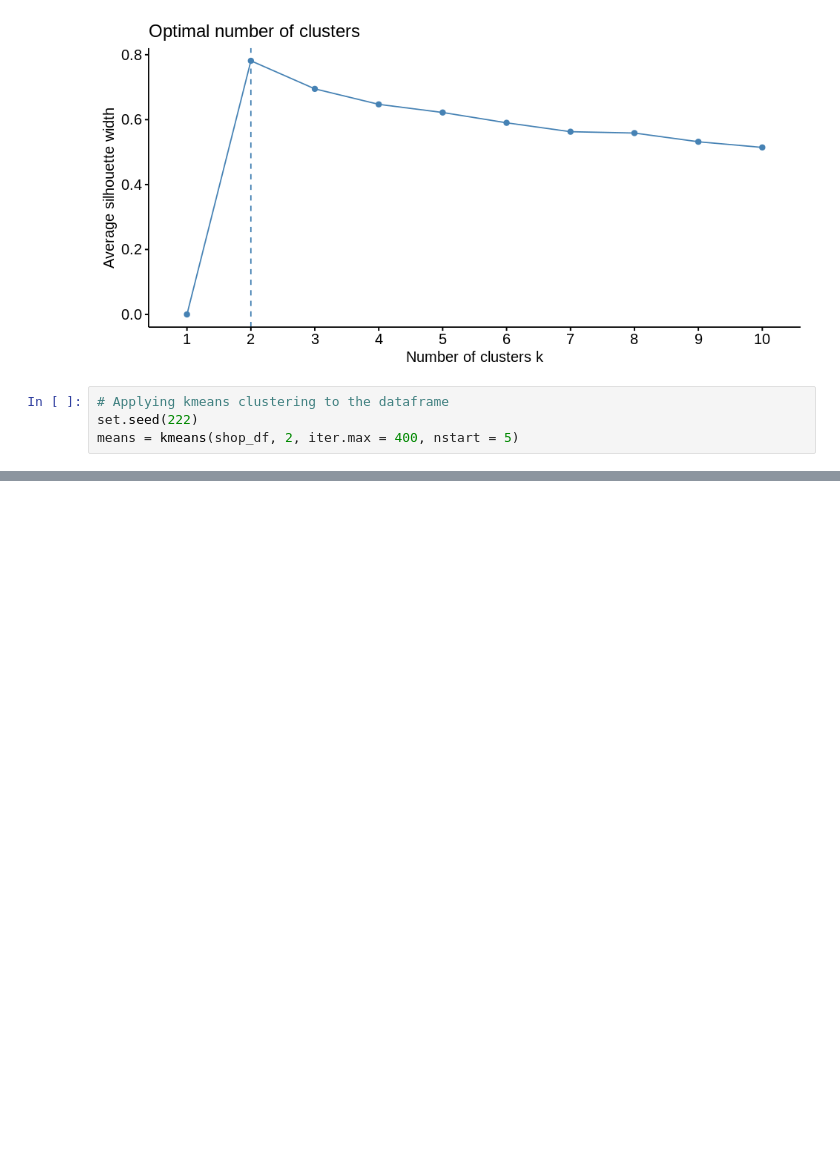
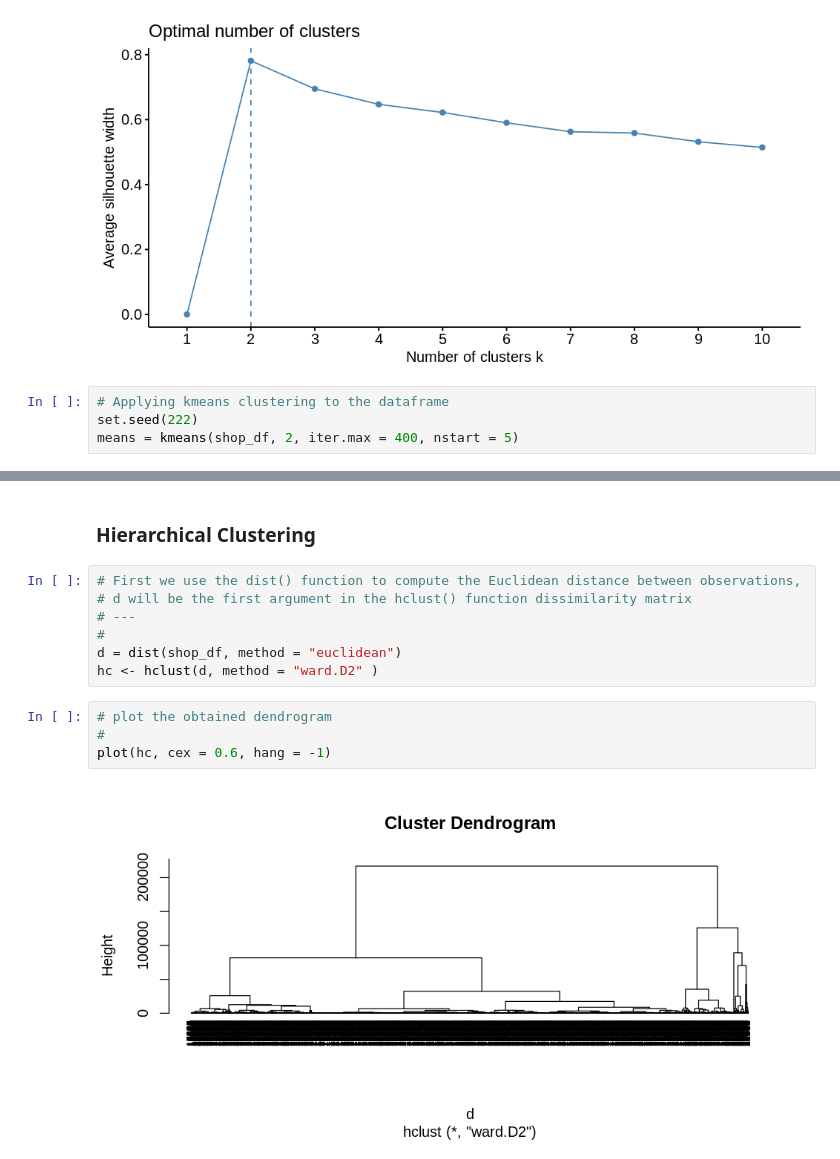
Before and after one commit to LucilleKaleha/Customer-Behaviour, a Jupyter notebook: W13_IP.ipynb, the cells around one changed output, grey strips where cells are left out. Cells and saved outputs as stored; diff of their text form; blank space fills up the shorter version.

```diff
--- a/W13_IP.ipynb
+++ b/W13_IP.ipynb
@@ -277,0 +302,15 @@ means = kmeans(shop_df, 2, iter.max = 400, nstart = 5)
+# %% [markdown]
+### Hierarchical Clustering
+# %%
+# First we use the dist() function to compute the Euclidean distance between observations,
+# d will be the first argument in the hclust() function dissimilarity matrix
+# ---
+#
+d = dist(shop_df, method = "euclidean")
+hc <- hclust(d, method = "ward.D2" )
+# %%
+# plot the obtained dendrogram
+#
+plot(hc, cex = 0.6, hang = -1)
+# %% [output]
+[figure, added]
```
Also changed, not shown: parts of 10 cells of this notebook.
